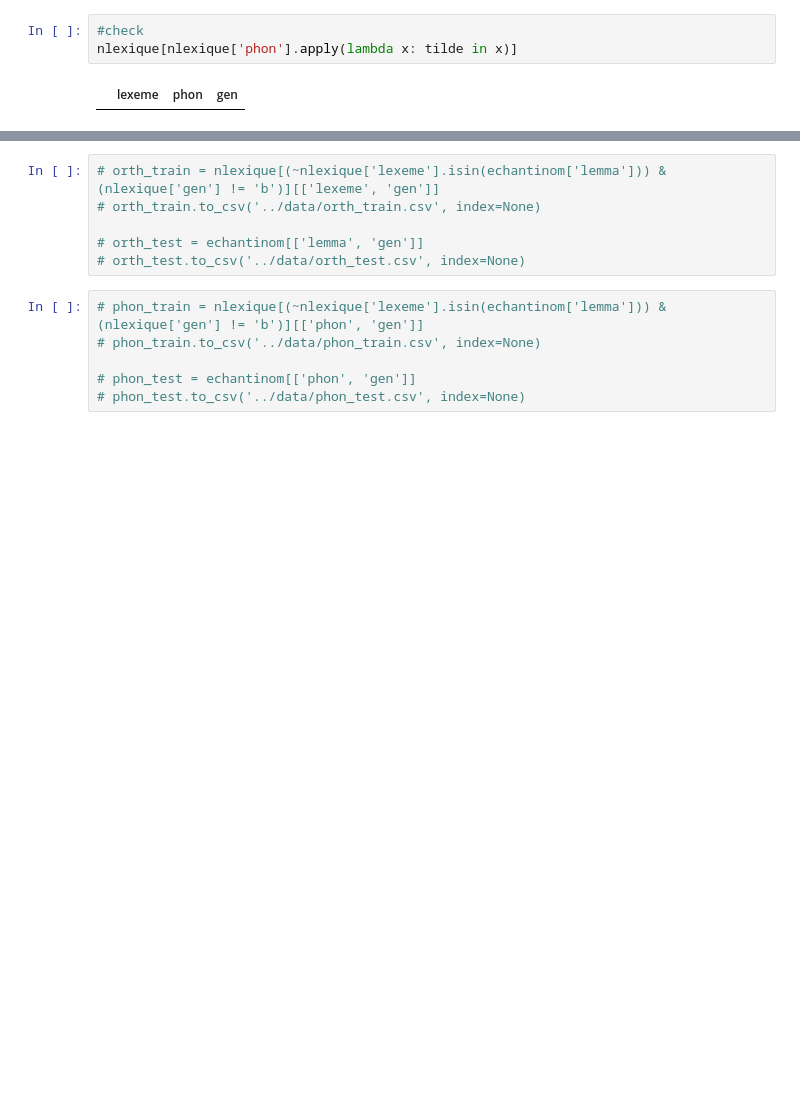
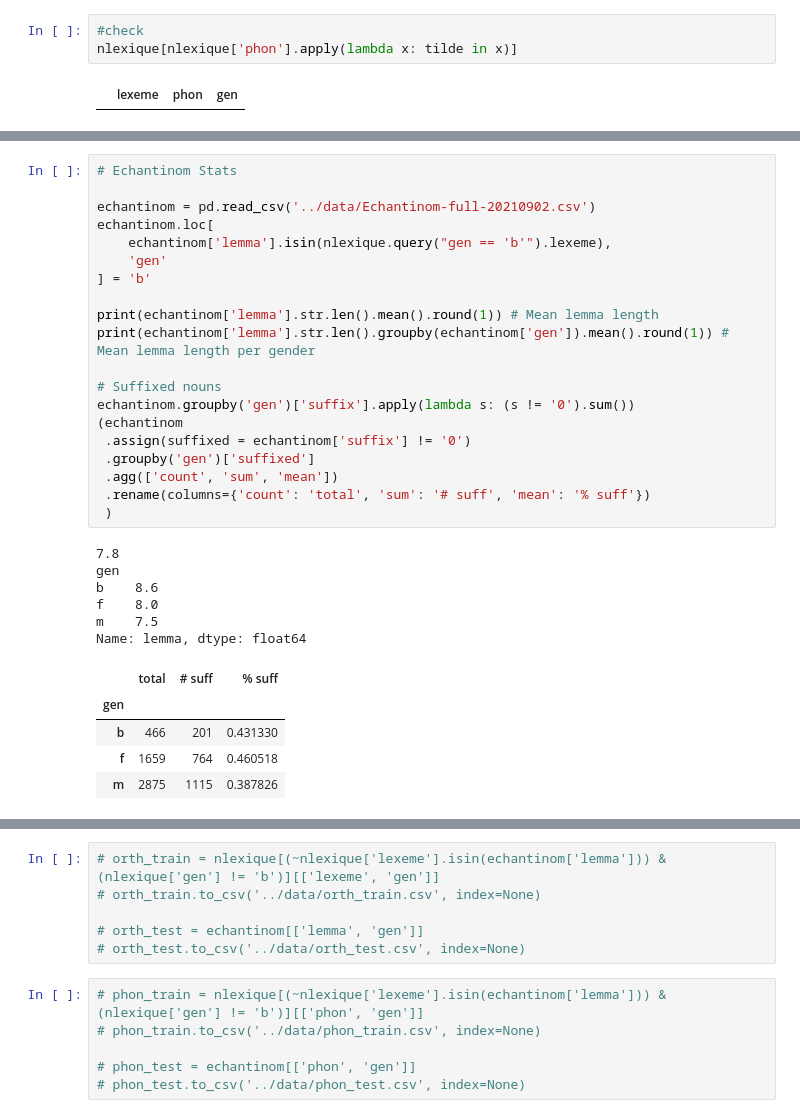
Before and after one commit to NazaninShafiabadi/gender_prediction, a Jupyter notebook: src/main_suffix_vs_non-suffix.ipynb, the cells around one changed output, grey strips where cells are left out. Saved outputs shown, nothing was run; the diff lists cells and outputs as text; blank space fills up the shorter version.

```diff
--- a/src/main_suffix_vs_non-suffix.ipynb
+++ b/src/main_suffix_vs_non-suffix.ipynb
@@ -75,3 +83,35 @@ echantinom
 | 4530 | plaid | 0 | plɛd | m |
 | 4531 | lob | 0 | lɔb | m |
 4532 rows × 4 columns
+# %%
+# Echantinom Stats
+
+echantinom = pd.read_csv('../data/Echantinom-full-20210902.csv')
+echantinom.loc[
+    echantinom['lemma'].isin(nlexique.query("gen == 'b'").lexeme),
+    'gen'
+] = 'b'
+
+print(echantinom['lemma'].str.len().mean().round(1)) # Mean lemma length
+print(echantinom['lemma'].str.len().groupby(echantinom['gen']).mean().round(1)) # Mean lemma length per gender
+
+# Suffixed nouns
+echantinom.groupby('gen')['suffix'].apply(lambda s: (s != '0').sum())
+(echantinom
+ .assign(suffixed = echantinom['suffix'] != '0')
+ .groupby('gen')['suffixed']
+ .agg(['count', 'sum', 'mean'])
+ .rename(columns={'count': 'total', 'sum': '# suff', 'mean': '% suff'})
+ )
+# %% [output]
+7.8
+gen
+b    8.6
+f    8.0
+m    7.5
+Name: lemma, dtype: float64
+|  | total | # suff | % suff |
+| gen |  |  |  |
+| b | 466 | 201 | 0.431330 |
+| f | 1659 | 764 | 0.460518 |
+| m | 2875 | 1115 | 0.387826 |
```
Also changed, not shown: parts of 8 cells of this notebook, 5 other files.
